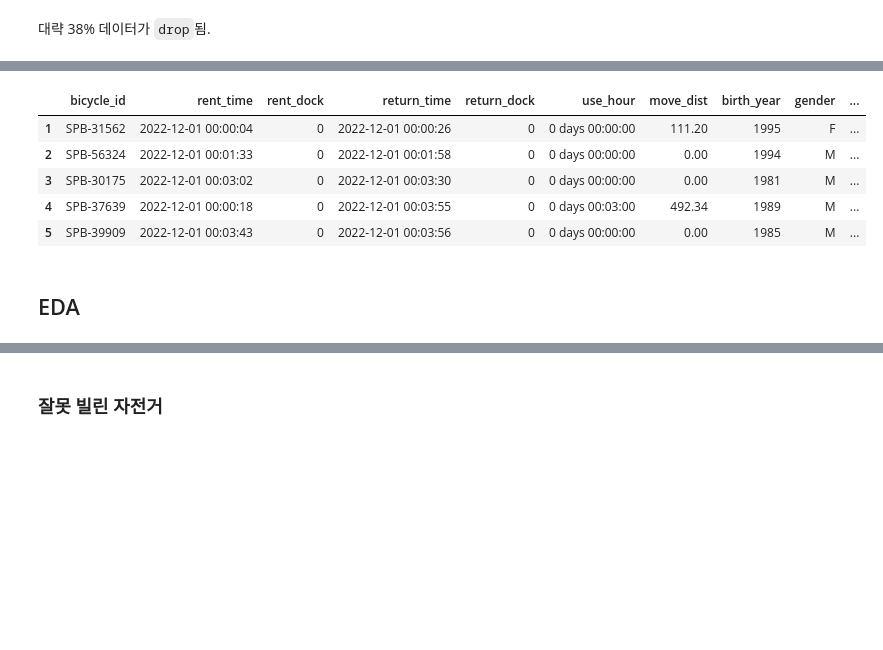
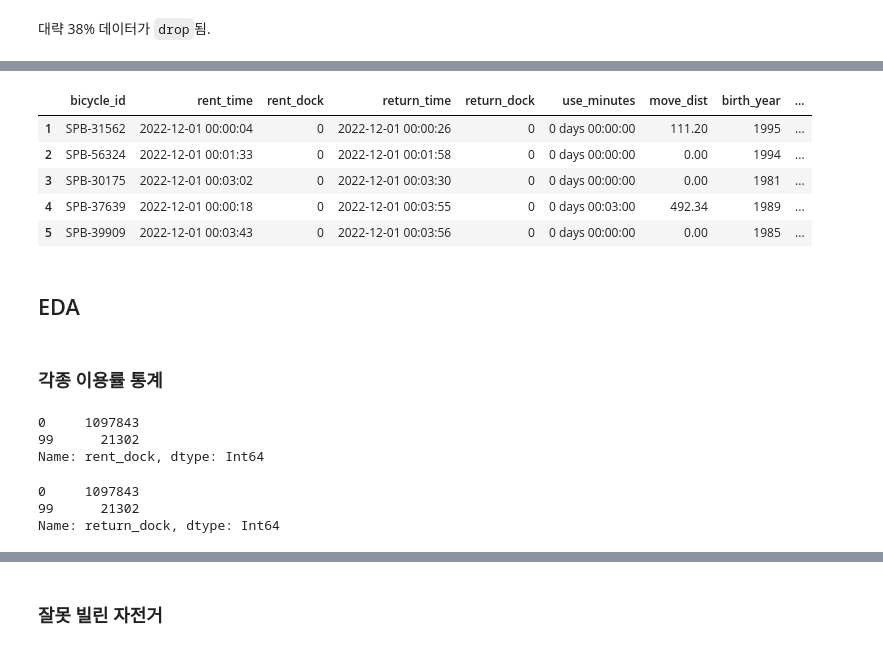
Before and after one commit to SOL1archive/public-bicycle-data-analysis, a Jupyter notebook: eda.ipynb, the cells around one changed output, grey strips where cells are left out. Cells and saved outputs as stored; diff of their text form; code cells hidden in the pictures; blank space fills up the shorter version.

```diff
--- a/eda.ipynb
+++ b/eda.ipynb
@@ -203,31 +203,45 @@ df.head()
 # %%
 # 폰트 문제로 영어로 Column 명을 바꿈
 df = df.rename(
     columns={
         '자전거번호': 'bicycle_id',
         '대여일시': 'rent_time',
         '반납일시': 'return_time',
         '대여거치대': 'rent_dock',
         '반납거치대': 'return_dock',
-        '이용시간(분)': 'use_hour',
+        '이용시간(분)': 'use_minutes',
         '이용거리(M)': 'move_dist',
         '생년': 'birth_year',
         '성별': 'gender',
         '이용자종류': 'user_type',
         '대여대여소ID': 'rent_station_id',
         '반납대여소ID': 'return_station_id'
     }
 )
 
 df['user_type'] = df['user_type'].replace({'내국인': 'local', '비회원': 'nonmember'})
 
 df.head()
 # %% [output]
-|  | bicycle_id | rent_time | rent_dock | return_time | return_dock | use_hour | move_dist | birth_year | gender | ... |
-| 1 | SPB-31562 | 2022-12-01 00:00:04 | 0 | 2022-12-01 00:00:26 | 0 | 0 days 00:00:00 | 111.20 | 1995 | F | ... |
-| 2 | SPB-56324 | 2022-12-01 00:01:33 | 0 | 2022-12-01 00:01:58 | 0 | 0 days 00:00:00 | 0.00 | 1994 | M | ... |
-| 3 | SPB-30175 | 2022-12-01 00:03:02 | 0 | 2022-12-01 00:03:30 | 0 | 0 days 00:00:00 | 0.00 | 1981 | M | ... |
-| 4 | SPB-37639 | 2022-12-01 00:00:18 | 0 | 2022-12-01 00:03:55 | 0 | 0 days 00:03:00 | 492.34 | 1989 | M | ... |
-| 5 | SPB-39909 | 2022-12-01 00:03:43 | 0 | 2022-12-01 00:03:56 | 0 | 0 days 00:00:00 | 0.00 | 1985 | M | ... |
+|  | bicycle_id | rent_time | rent_dock | return_time | return_dock | use_minutes | move_dist | birth_year | ... |
+| 1 | SPB-31562 | 2022-12-01 00:00:04 | 0 | 2022-12-01 00:00:26 | 0 | 0 days 00:00:00 | 111.20 | 1995 | ... |
+| 2 | SPB-56324 | 2022-12-01 00:01:33 | 0 | 2022-12-01 00:01:58 | 0 | 0 days 00:00:00 | 0.00 | 1994 | ... |
+| 3 | SPB-30175 | 2022-12-01 00:03:02 | 0 | 2022-12-01 00:03:30 | 0 | 0 days 00:00:00 | 0.00 | 1981 | ... |
+| 4 | SPB-37639 | 2022-12-01 00:00:18 | 0 | 2022-12-01 00:03:55 | 0 | 0 days 00:03:00 | 492.34 | 1989 | ... |
+| 5 | SPB-39909 | 2022-12-01 00:03:43 | 0 | 2022-12-01 00:03:56 | 0 | 0 days 00:00:00 | 0.00 | 1985 | ... |
 # %% [markdown]
 ## EDA
+# %% [markdown]
+### 각종 이용률 통계
+# %%
+df['rent_dock'].value_counts()
+# %% [output]
+0     1097843
+99      21302
+Name: rent_dock, dtype: Int64
+# %%
+df['return_dock'].value_counts()
+# %% [output]
+0     1097843
+99      21302
+Name: return_dock, dtype: Int64
```
Also changed, not shown: parts of 14 cells of this notebook.
